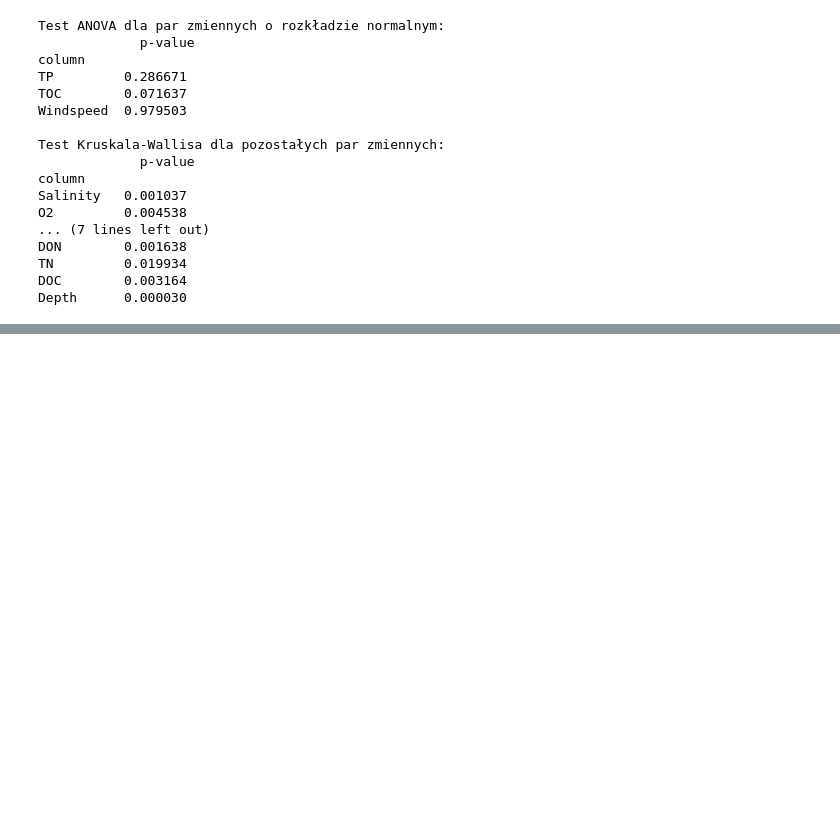
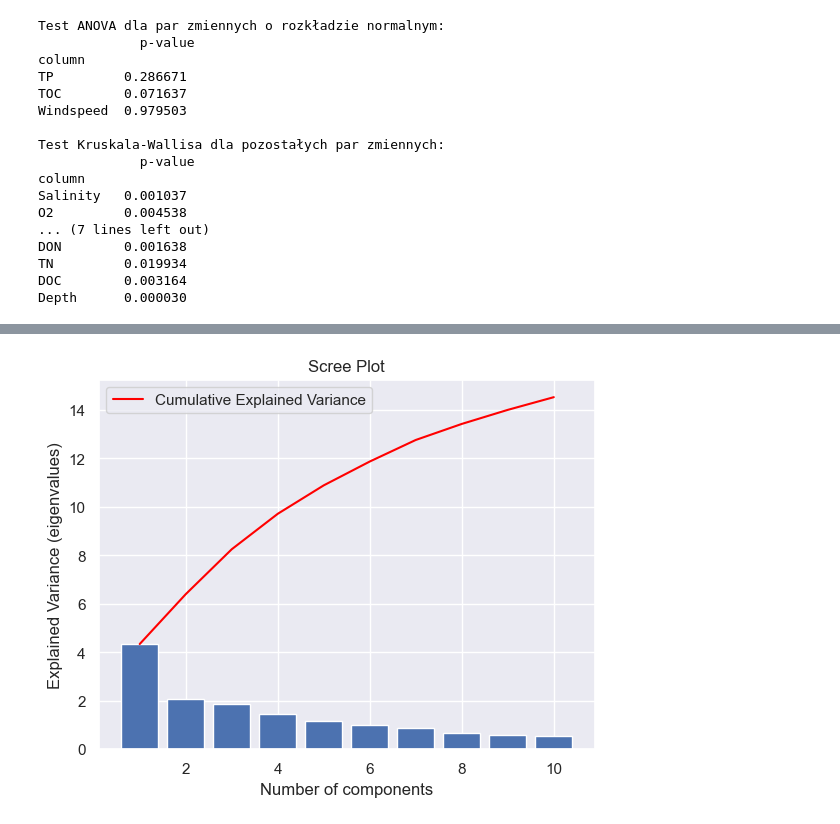
Before and after one commit to 5362396/Statistics-Algebra, a Jupyter notebook: Project/project_AS.ipynb, the cells around one changed output, grey strips where cells are left out. Saved outputs shown, nothing was run; the diff lists cells and outputs as text; code cells hidden in the pictures; blank space fills up the shorter version.

```diff
--- a/Project/project_AS.ipynb
+++ b/Project/project_AS.ipynb
@@ -172,0 +456,14 @@ Depth      0.000030
+# %%
+pca = PCA(n_components=10)
+pca.fit_transform(east_data_sc)
+explained_variance = pca.explained_variance_
+
+plt.bar(range(1, len(explained_variance) + 1), explained_variance)
+plt.plot(range(1, len(explained_variance) + 1), np.cumsum(explained_variance), c='red', label='Cumulative Explained Variance')
+plt.legend(loc='upper left')
+plt.xlabel('Number of components')
+plt.ylabel('Explained Variance (eigenvalues)')
+plt.title('Scree Plot')
+plt.show()
+# %% [output]
+[figure, added]
```
Also changed, not shown: parts of 52 cells of this notebook.
